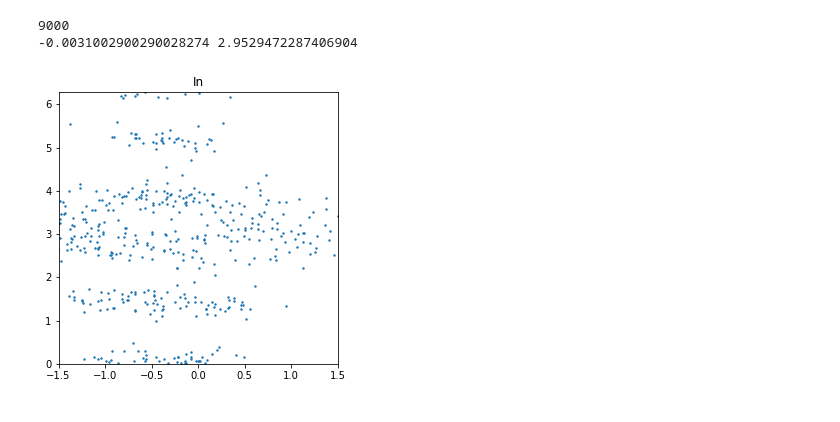
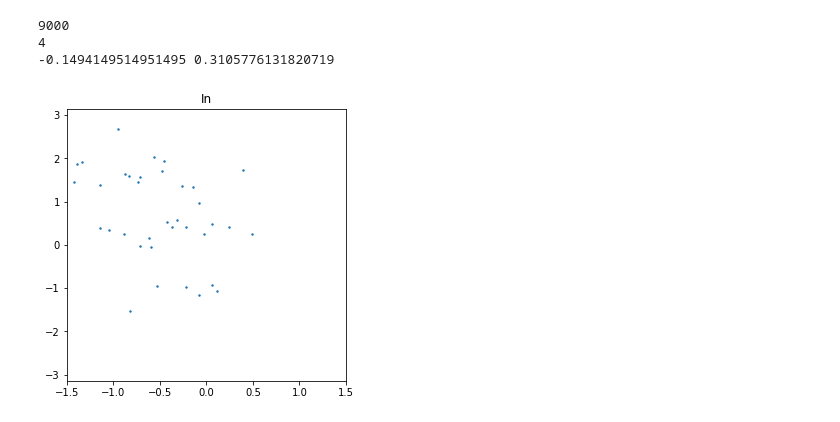
Before and after one commit to ivanmysin/CA1_rhythms_model, a Jupyter notebook: run_from_notebook.ipynb, the cells around one changed output. Cells and saved outputs as stored; diff of their text form; code cells hidden in the pictures.

Commit message:
Theta state, pyr phase distrib

```diff
--- a/run_from_notebook.ipynb
+++ b/run_from_notebook.ipynb
@@ -25,7 +25,7 @@ my_plot.plot_v_vs_pyr_lfp(filepath)
 # %%
 from process import processing_and_save
 
-file = "../../Data/CA1_simulation/test.hdf5" # _ripples
+file = "../../Data/CA1_simulation/test_ripples.hdf5" #
 processing_and_save(file)
 # %%
 import numpy as np
@@ -43,14 +43,14 @@ plt.rcParams["figure.figsize"] = (15, 5)
 
 neuron_order = ["pyr", "pvbas",  "cckbas", "olm", "ca3_spatial", "mec", "msteevracells"]
 
-filepath = "../../Data/CA1_simulation/test.hdf5" # test_ripples.hdf5"  #   # basic_params["file_results"]
+filepath = "../../Data/CA1_simulation/test_ripples.hdf5"  # test.hdf5" # # basic_params["file_results"]
 # my_plot.plot_spike_raster(file)
 
 with h5py.File(filepath, 'r') as h5file:
     t0 = h5file["time"][0]
     t1 = h5file["time"][-1]
 
-    lfp =  np.ones(1000) # h5file["extracellular/electrode_1/lfp/origin_data/channel_1"][:] #
+    lfp = h5file["extracellular/electrode_1/lfp/origin_data/channel_1"][:] # np.ones(1000) #s
     t = np.linspace(t0, t1, lfp.size)
 
     raster_group = h5file["extracellular/electrode_1/firing/origin_data"]
@@ -63,7 +63,7 @@ with h5py.File(filepath, 'r') as h5file:
     axes = plt.subplot(gs[0])
     axes.plot(t, lfp)
     axes.set_xlim(t0, t1)
-    # axes.set_xlim(100, 200)
+    # axes.set_xlim(4000, 6000)
 
     for celltype_idx, celltype in enumerate(neuron_order):
 
@@ -79,11 +79,11 @@ with h5py.File(filepath, 'r') as h5file:
                 color = plotting_param["neuron_colors"][celltype]
                 axes.scatter(firing,  np.zeros(firing.size) + sp_idx, s=1.2, color=color )
 
-                if sp_idx > 1500 and celltype=="pyr": break
+                # if sp_idx > 3500 and celltype=="pyr": break
 
             axes.set_ylim(1, sp_idx)
             axes.set_xlim(t0, t1)
-            # axes.set_xlim(100, 200)
+            # axes.set_xlim(4000, 6000)
             axes.set_ylabel(celltype, rotation='horizontal', labelpad=20)
 
             if celltype_idx == len(neuron_order) - 1:
@@ -165,7 +163,7 @@ def get_place_phase(filepath):
     y_4_preccs = np.empty(0, dtype=np.float)
 
     with h5py.File(filepath, 'r') as h5file:
-        sampling_rate = h5file["extracellular/electrode_1/lfp/origin_data"].attrs["SamplingRate"]
+        sampling_rate = 0.1*h5file["extracellular/electrode_1/lfp/origin_data"].attrs["SamplingRate"]
         theta_signal = h5file["extracellular/electrode_1/lfp/processing/bands/channel_1/theta"][:]
         t = h5file["time"][:]
         # sampling_rate = 1000 / (t[1] - t[0])
@@ -175,7 +173,9 @@ def get_place_phase(filepath):
         # theta_phases = theta_phases%(2*np.pi)
         # theta_phases[theta_phases>np.pi] -= 2*np.pi
         # theta_signal = np.cos(theta_phases)
-        theta_phases[theta_phases < 0] += 2*np.pi
+
+
+        # theta_phases[theta_phases < 0] += 2*np.pi
 
         #plt.plot(t, theta_phases)
 
@@ -192,14 +192,17 @@ def get_place_phase(filepath):
         #ax_out.set_title("Out")
 
         # for neuron_idx, firing in enumerate(firing_group.values()):
-
+        counter = 0
         for neuron_idx, (cell_key, firing) in enumerate(sorted(firing_group.items(), key=lambda x: int(x[0].split("_")[-1]),)):
         #for neuron_idx, cell_key in enumerate(firing_group.keys() ):
 
 
             # print(cell_key)
 
-            if firing.size < 20: continue
+            if firing.size < 10: continue
+
+
+            counter += 1
 
 
             firing = firing[:] * 0.001
@@ -210,7 +213,7 @@ def get_place_phase(filepath):
 
 
             place_center = pyr_coord_x[neuron_idx] * 0.001 # np.median(firing) #
-            if np.isnan(place_center) or place_center < 0.3 or place_center > 3.8:
+            if np.isnan(place_center) or place_center < 0.3 or place_center > 9.8:
                 continue
 
             # print(place_center)
@@ -242,6 +245,7 @@ def get_place_phase(filepath):
             # print(neuron_idx)
             # break
 
+    print(counter)
     return x_4_preccs, y_4_preccs
 
 path = "../../Data/CA1_simulation/"
@@ -261,40 +265,41 @@ for file in files:
     y_4_preccs = np.append(y_4_preccs, y_4_preccs_tmp)
 
 
-y_4_preccs[y_4_preccs < 0] = y_4_preccs[y_4_preccs < 0] + 2*np.pi
+#y_4_preccs[y_4_preccs < 0] = y_4_preccs[y_4_preccs < 0] + 2*np.pi
 #phases = np.linspace(0, 2*np.pi, 50)
 #cos_line = 200*np.cos(phases) + 800
 fig_in, ax_in = plt.subplots(figsize=(5, 5))
 #fig_out, ax_out = plt.subplots()
 
 
 ax_in.set_title("In")
 ax_in.scatter(x_4_preccs, y_4_preccs, s=2)
 
 
 # line_x = np.array([-1.0, 1.0])
 # line_y = line_x * res.slope + res.intercept
 regressor = CircularLinearRegession(y_4_preccs, x_4_preccs)
 slope, phi_0 = regressor.fit()
 
 print(slope, phi_0)
 # res = linregress(x_4_preccs, y=y_4_preccs)
 line_y = regressor.transpose(x_4_preccs)
 
 line_y = angles2range(line_y)
 line_y[line_y < 0] += 2*np.pi
 
-# ax_in.scatter(x_4_preccs, line_y, color="red") #, linewidth=3)
+#ax_in.scatter(x_4_preccs, line_y, color="red") #, linewidth=3)
 #ax_in.plot(cos_line, phases, color="black", linewidth=1)
 
 # print(res.rvalue**2, res.pvalue)
 ax_in.set_xlim(-1.5, 1.5)
-ax_in.set_ylim(0, 2*np.pi)
+ax_in.set_ylim(-np.pi, np.pi)
 plt.show()
 # %% [output]
 9000
--0.0031002900290028274 2.9529472287406904
+4
+-0.1494149514951495 0.3105776131820719
-[figure, old version]
+[figure, new version]
 # %%
 import numpy as np
 
```
Also changed, not shown: parts of 7 cells of this notebook, 3 other files.
